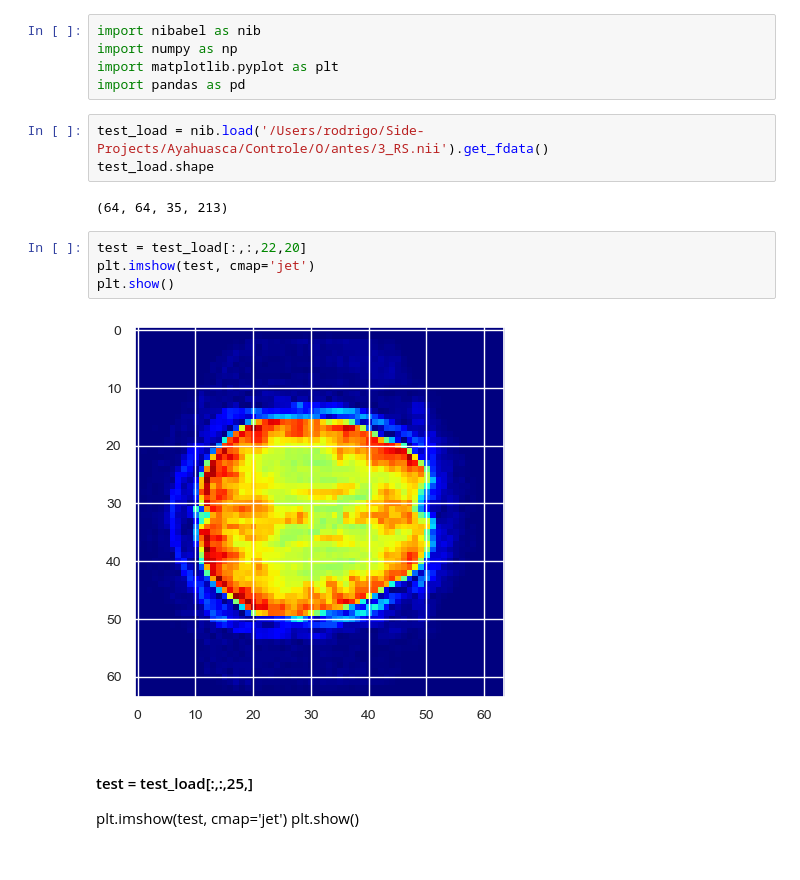
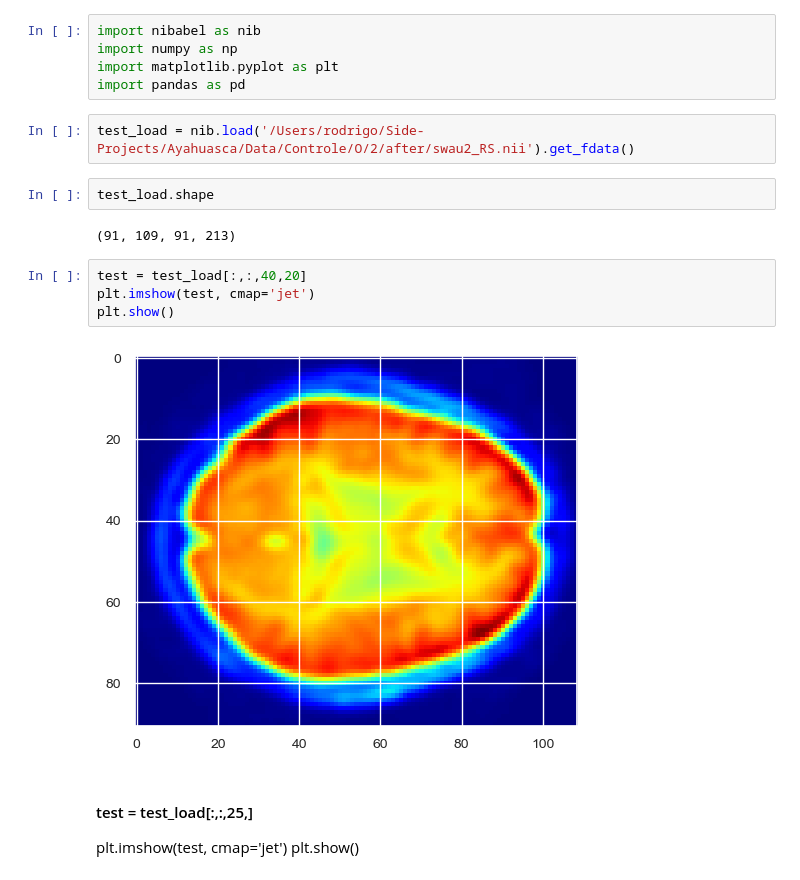
Before and after one commit to Rodrigo-Motta/Ayahuasca, a Jupyter notebook: Ingestion/ROI_extraction.ipynb, the cells around one changed output. Drawn from its saved outputs; the diff is of its cells as text.

```diff
--- a/Ingestion/ROI_extraction.ipynb
+++ b/Ingestion/ROI_extraction.ipynb
@@ -28,17 +28,18 @@ import nibabel as nib
 import numpy as np
 import matplotlib.pyplot as plt
 import pandas as pd
-# %%
-test_load = nib.load('/Users/rodrigo/Side-Projects/Ayahuasca/Controle/O/antes/3_RS.nii').get_fdata()
-test_load.shape
-# %% [output]
-(64, 64, 35, 213)
+# %%
+test_load = nib.load('/Users/rodrigo/Side-Projects/Ayahuasca/Data/Controle/O/2/after/swau2_RS.nii').get_fdata()
+# %%
+test_load.shape
+# %% [output]
+(91, 109, 91, 213)
 # %%
-test = test_load[:,:,22,20]
+test = test_load[:,:,40,20]
 plt.imshow(test, cmap='jet')
 plt.show()
 # %% [output]
-[figure, old version]
+[figure, new version]
 # %% [markdown]
 #### test = test_load[:,:,25,]
 plt.imshow(test, cmap='jet')
```
Also changed, not shown: parts of 16 cells of this notebook, 2 other files.
